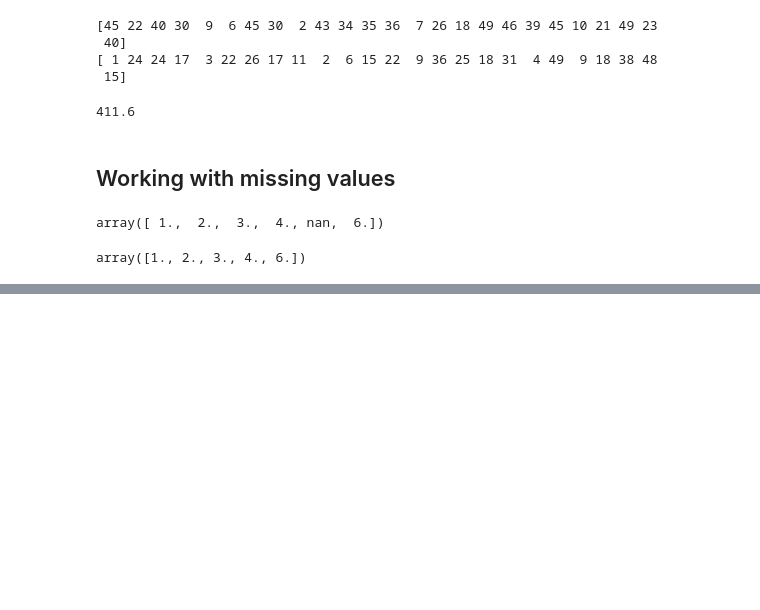
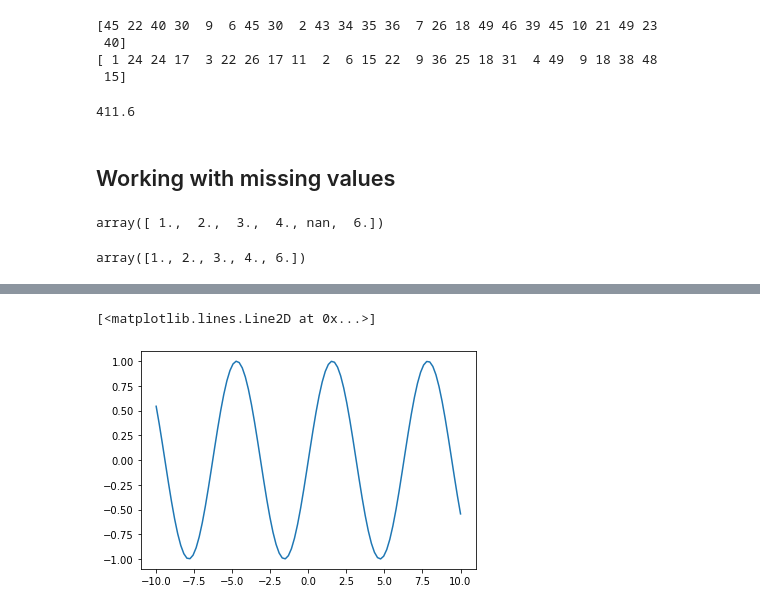
Before and after one commit to Aryan-Kamboj11/Python-Numpy, a Jupyter notebook: NUMPY.ipynb, the cells around one changed output, grey strips where cells are left out. Cells and saved outputs as stored; diff of their text form; code cells hidden in the pictures; blank space fills up the shorter version.

```diff
--- a/NUMPY.ipynb
+++ b/NUMPY.ipynb
@@ -286,0 +308,5 @@ array([1., 2., 3., 4., 6.])
+# %%
+plt.plot(x,y)
+# %% [output]
+[<matplotlib.lines.Line2D at 0x...>]
+[figure, added]
```
Also changed, not shown: parts of 11 cells of this notebook.
